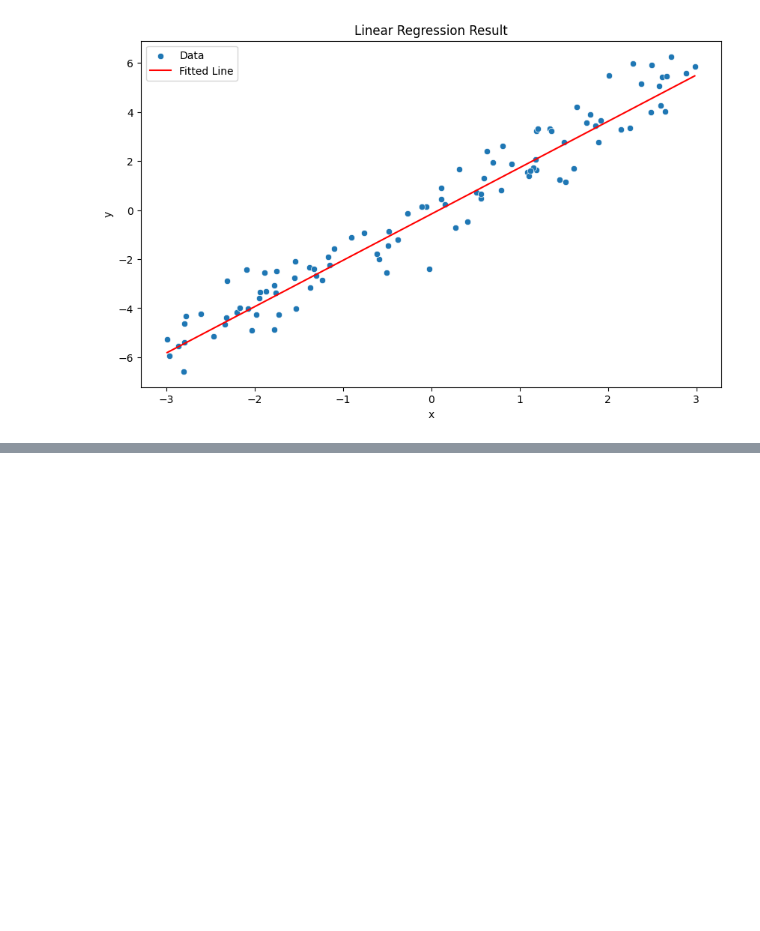
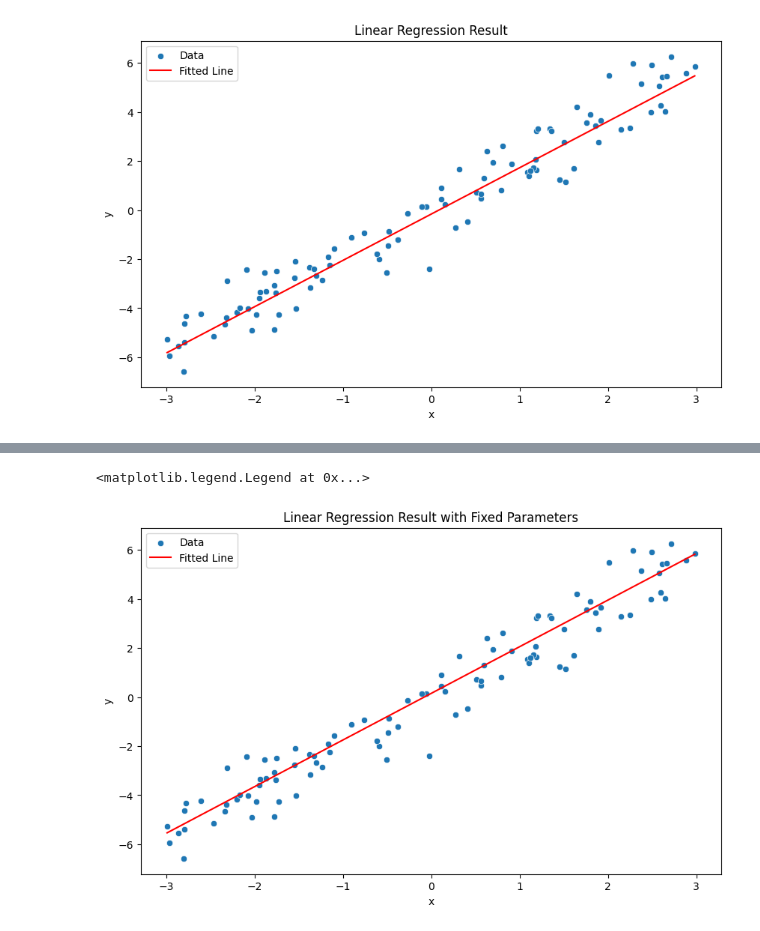
Before and after one commit to k17hawk/ml_scratch_pytorch, a Jupyter notebook: linear_regression.ipynb, the cells around one changed output, grey strips where cells are left out. Drawn from its saved outputs; the diff is of its cells as text; code cells hidden in the pictures; blank space fills up the shorter version.

```diff
--- a/linear_regression.ipynb
+++ b/linear_regression.ipynb
@@ -107,6 +107,9 @@ for lr in lrs:
     for epoch in range(epochs):
         Y_pred = m * x_rand + c
         error = Y_pred - y_rand
+        #mean squared error
+        loss = torch.sum(abs(Y_pred - y_rand) ** 2) / len(x_rand)
+        loss_rmse = torch.sqrt(loss)
         m_grad = (2 / len(x_rand)) * torch.sum(error * x_rand)
         c_grad = (2 / len(x_rand)) * torch.sum(error)
         m = m - lr * m_grad
@@ -114,7 +117,7 @@ for lr in lrs:
 
         #print loss every 10 epochs
         if epoch % 10 == 0:
-            print(f'Epoch {epoch}, Loss: {loss.item()}, RMSE: {loss.item()}, m: {m.item()}, c: {c.item()}, Learning Rate: {lr}')
+            print(f'Epoch {epoch}, Loss: {loss.item()}, RMSE: {loss_rmse.item()}, m: {m.item()}, c: {c.item()}, Learning Rate: {lr}')
 #plot the results
 plt.figure(figsize=(10,6))
 sns.scatterplot(x=x_rand.squeeze().numpy(), y=y_rand.squeeze().numpy(), label='Data')
@@ -144,0 +182,35 @@ Text(0, 0.5, 'y')
+# %%
+m =  1.2334
+c =  1.2614
+lr = 0.03
+epochs = 100
+for epoch in range(epochs):
+    #forward pass
+    Y_pred = m * x_rand + c
+    #calculate loss MAE
+    #mean squared error
+    loss = torch.sum(abs(Y_pred - y_rand) ** 2) / len(x_rand)
+    #rmse
+    #loss = torch.sqrt(loss)
+
+    error = Y_pred - y_rand
+
+    #calculate gradients
+    m_grad =  (2/len(x_rand))*torch.sum(error*x_rand)
+    c_grad = (2/len(x_rand))*torch.sum(error)
+
+    #update m and c
+    m =m -  learning_rate * m_grad
+    c = c -  learning_rate * c_grad
+    #print loss every 10 epochs
+    if epoch % 10 == 0:
+        print(f'Epoch {epoch}, Loss: {loss.item()}, m: {m.item()}, c: {c.item()}')
+#plot the results
+plt.figure(figsize=(10,6))
+sns.scatterplot(x=x_rand.squeeze().numpy(), y=y_rand.squeeze().numpy(), label='Data')
+sns.lineplot(x=x_rand.squeeze().numpy(), y=(m*x_rand + c).squeeze().detach().numpy(), color='red', label='Fitted Line')
+plt.title('Linear Regression Result with Fixed Parameters')
+plt.xlabel('x')
+plt.ylabel('y')
+plt.legend()
+# %% [output]
@@ -144,0 +227,2 @@ Text(0, 0.5, 'y')
+<matplotlib.legend.Legend at 0x...>
+[figure, added]
```
Also changed, not shown: parts of 3 cells of this notebook.
